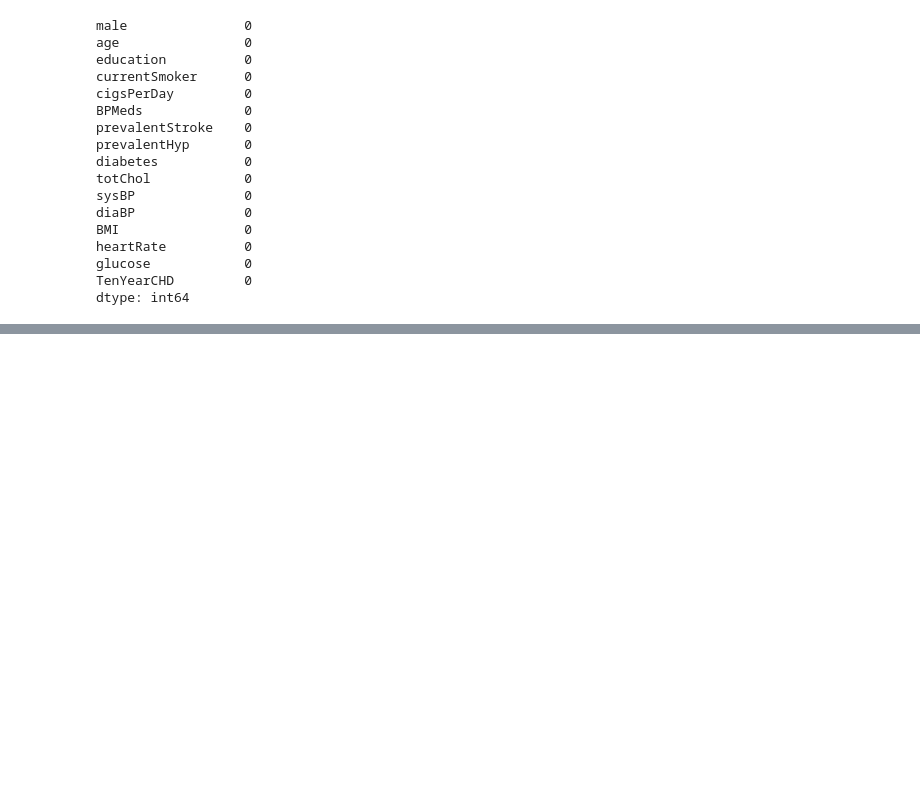
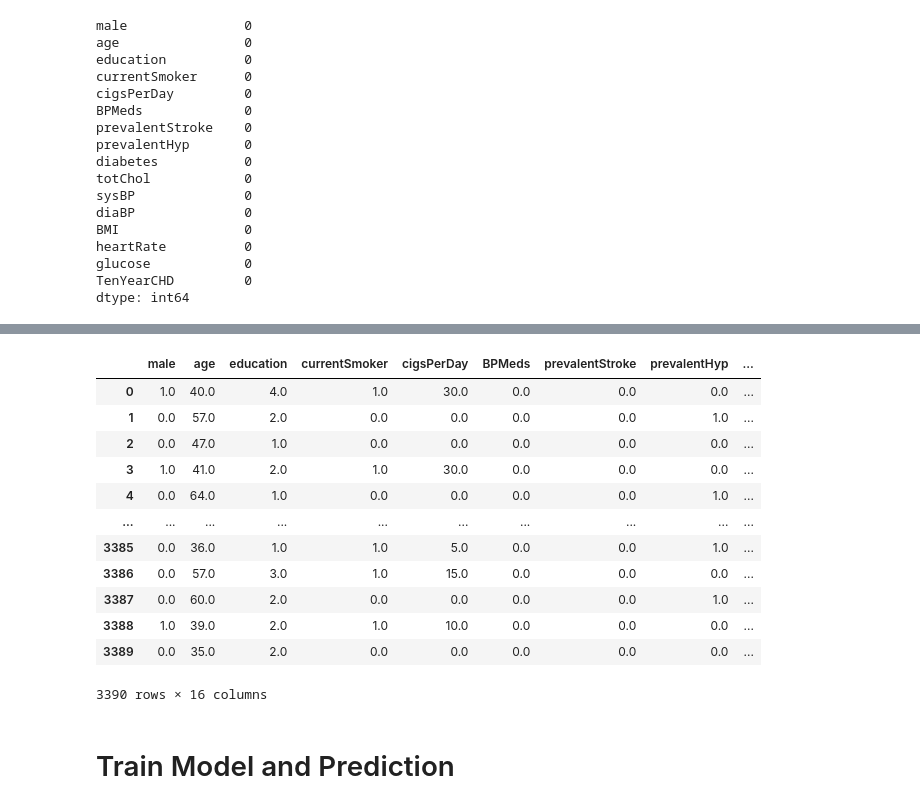
Before and after one commit to prammmoe/logistic-regression, a Jupyter notebook: logistic_regression.ipynb, the cells around one changed output, grey strips where cells are left out. Saved outputs shown, nothing was run; the diff lists cells and outputs as text; code cells hidden in the pictures; blank space fills up the shorter version.

```diff
--- a/logistic_regression.ipynb
+++ b/logistic_regression.ipynb
@@ -137,3 +159,19 @@ dtype: int64
+# %%
+data_train
+# %% [output]
+|  | male | age | education | currentSmoker | cigsPerDay | BPMeds | prevalentStroke | prevalentHyp | ... |
+| 0 | 1.0 | 40.0 | 4.0 | 1.0 | 30.0 | 0.0 | 0.0 | 0.0 | ... |
+| 1 | 0.0 | 57.0 | 2.0 | 0.0 | 0.0 | 0.0 | 0.0 | 1.0 | ... |
+| 2 | 0.0 | 47.0 | 1.0 | 0.0 | 0.0 | 0.0 | 0.0 | 0.0 | ... |
+| 3 | 1.0 | 41.0 | 2.0 | 1.0 | 30.0 | 0.0 | 0.0 | 0.0 | ... |
+| 4 | 0.0 | 64.0 | 1.0 | 0.0 | 0.0 | 0.0 | 0.0 | 1.0 | ... |
+| ... | ... | ... | ... | ... | ... | ... | ... | ... | ... |
+| 3385 | 0.0 | 36.0 | 1.0 | 1.0 | 5.0 | 0.0 | 0.0 | 1.0 | ... |
+| 3386 | 0.0 | 57.0 | 3.0 | 1.0 | 15.0 | 0.0 | 0.0 | 0.0 | ... |
+| 3387 | 0.0 | 60.0 | 2.0 | 0.0 | 0.0 | 0.0 | 0.0 | 1.0 | ... |
+| 3388 | 1.0 | 39.0 | 2.0 | 1.0 | 10.0 | 0.0 | 0.0 | 0.0 | ... |
+| 3389 | 0.0 | 35.0 | 2.0 | 0.0 | 0.0 | 0.0 | 0.0 | 0.0 | ... |
+3390 rows × 16 columns
 # %%
 x_train = data_train.drop('TenYearCHD', axis=1)
 y_train = data_train["TenYearCHD"]
@@ -149,6 +187,8 @@ scaler = MinMaxScaler()
 
 x_train[x_train.columns] = scaler.fit_transform(x_train[scaling_columns])
 x_test[x_test.columns] = scaler.fit_transform(x_test[scaling_columns])
+# %% [markdown]
+# Train Model and Prediction
 # %%
 LogReg = LogisticRegression()
 LogReg.fit(x_train, y_train)
```
Also changed, not shown: parts of 8 cells of this notebook.
